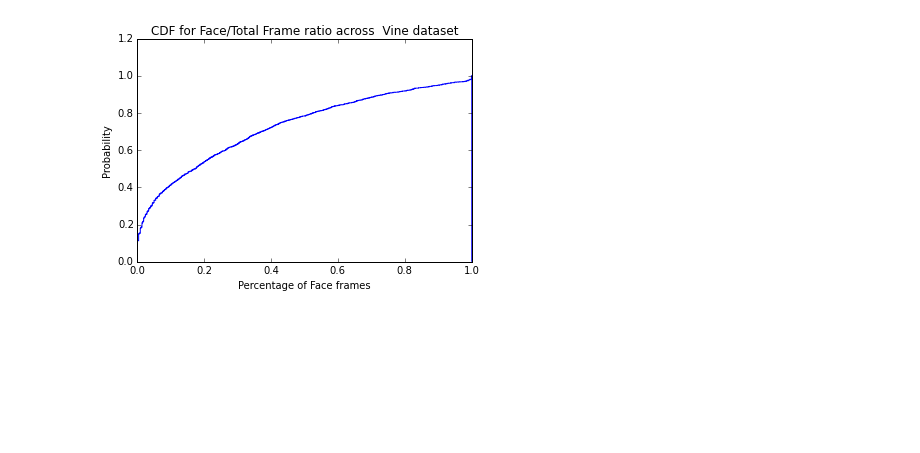
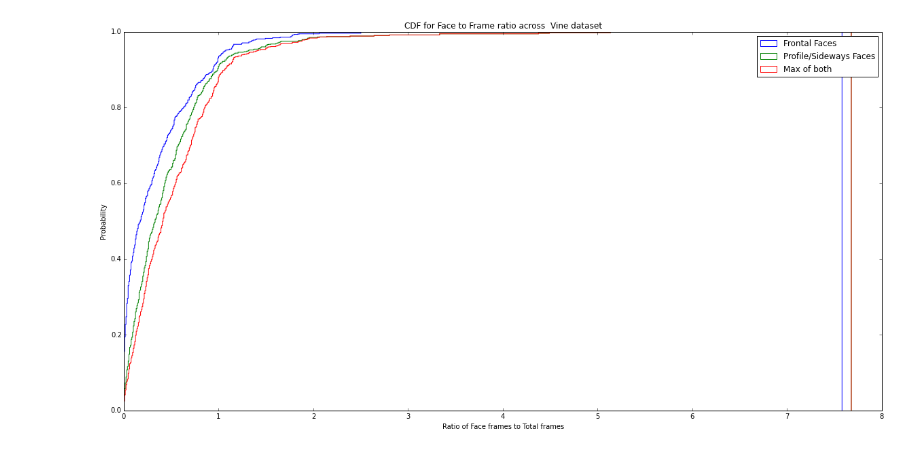
Before and after one commit to sagarjoglekar/vineCrawl, a Jupyter notebook: notebooks/FaceAnalysisVine.ipynb, the cells around one changed output. Saved outputs shown, nothing was run; the diff lists cells and outputs as text; code cells hidden in the pictures; blank space fills up the shorter version.

```diff
--- a/notebooks/FaceAnalysisVine.ipynb
+++ b/notebooks/FaceAnalysisVine.ipynb
@@ -11,6 +15,6 @@ import json
 # %%
-numbersFile = "../Logs/numbersOfficial.pk"
-visitedList = "../Logs/facesExtracted.data"
+numbersFile = "../Logs/faceNumbersPass2.pk"
+visitedList = "../Logs/eyesExtracted.data"
 # %%
 lists = []
 infile = open(numbersFile, 'r')
@@ -24,15 +28,19 @@ infile.close()
 PostID = np.zeros((len(lists),1) , dtype='i8')
 totFrames = np.zeros((len(lists),1) , dtype='i8')
 faceFrames = np.zeros((len(lists),1) , dtype='i8')
-totFaces = np.zeros((len(lists),1) , dtype='i8')
+profileFrames = np.zeros((len(lists),1) , dtype='i8')
 for i in range(len(lists)):
     log = lists[i].split(',')
     PostID[i] = int(log[0])
     totFrames[i] = int(log[1])
     faceFrames[i] = int(log[2])
-    totFaces[i] = int(log[3])
+    profileFrames[i] = int(log[3])
 # %%
 percentages = np.zeros((len(PostID),1))
+frontalPercentages = np.zeros((len(PostID),1))
+profilePercentages = np.zeros((len(PostID),1))
 for i in range(len(PostID)):
-    percentages[i] = float(faceFrames[i])/float(totFrames[i])
+    percentages[i] = float(max(faceFrames[i],profileFrames[i])/float(totFrames[i]))
+    frontalPercentages[i] = float(faceFrames[i])/float(totFrames[i])
+    profilePercentages[i] = float(profileFrames[i])/float(totFrames[i])
 # %%
@@ -47,11 +56,13 @@ plt.show()
 # %%
-n, bins, patches = plt.hist(percentages, 1000, normed=1,histtype='step', cumulative=True)
-# y = mlab.normpdf(bins, percentages).cumsum()
-# y /= y[-1]
-#plt.plot(bins, n, 'k--', linewidth=1.5)
-plt.title("CDF for Face/Total Frame ratio across  Vine dataset")
-plt.xlabel("Percentage of Face frames")
+fig, ax = plt.subplots()
+fig.set_size_inches(20, 10)
+plt.hist(frontalPercentages, 1000, normed=1,histtype='step', cumulative=True)
+plt.hist(profilePercentages, 1000, normed=1,histtype='step', cumulative=True)
+plt.hist(percentages, 1000, normed=1,histtype='step', cumulative=True)
+plt.title("CDF for Face to Frame ratio across  Vine dataset")
+plt.xlabel("Ratio of Face frames to Total frames")
 plt.ylabel("Probability")
+plt.legend(['Frontal Faces', 'Profile/Sideways Faces' , 'Max of both'])
 plt.show()
 # %% [output]
-[figure, old version]
+[figure, new version]
```
Also changed, not shown: parts of 21 cells of this notebook, 9 other files.
